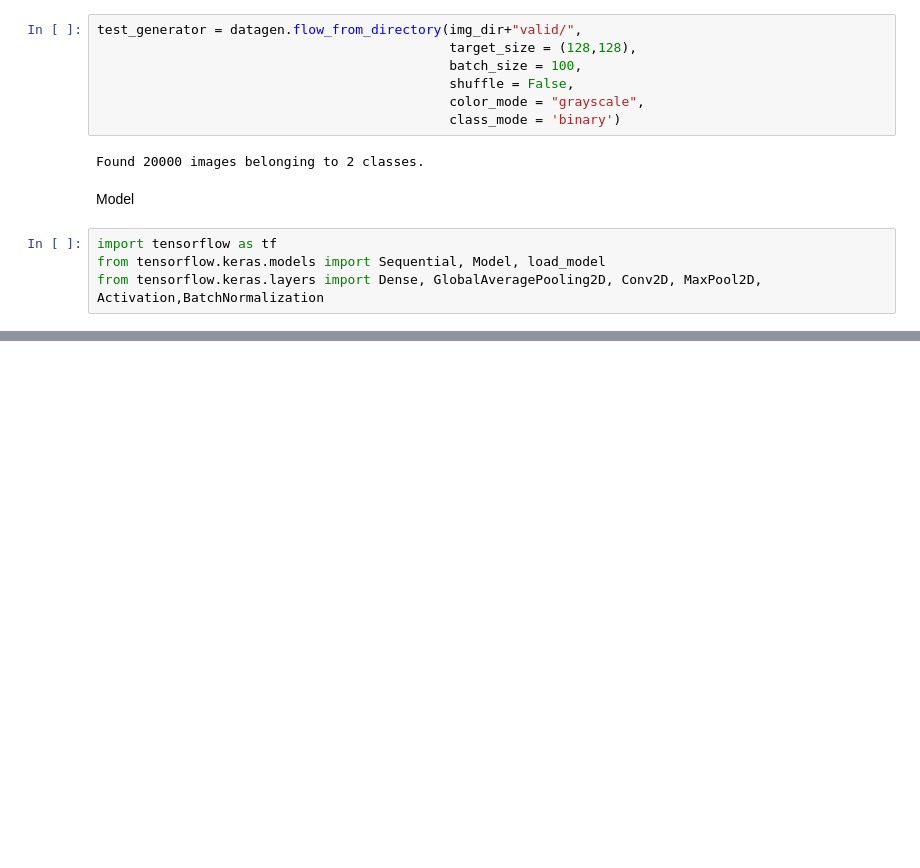
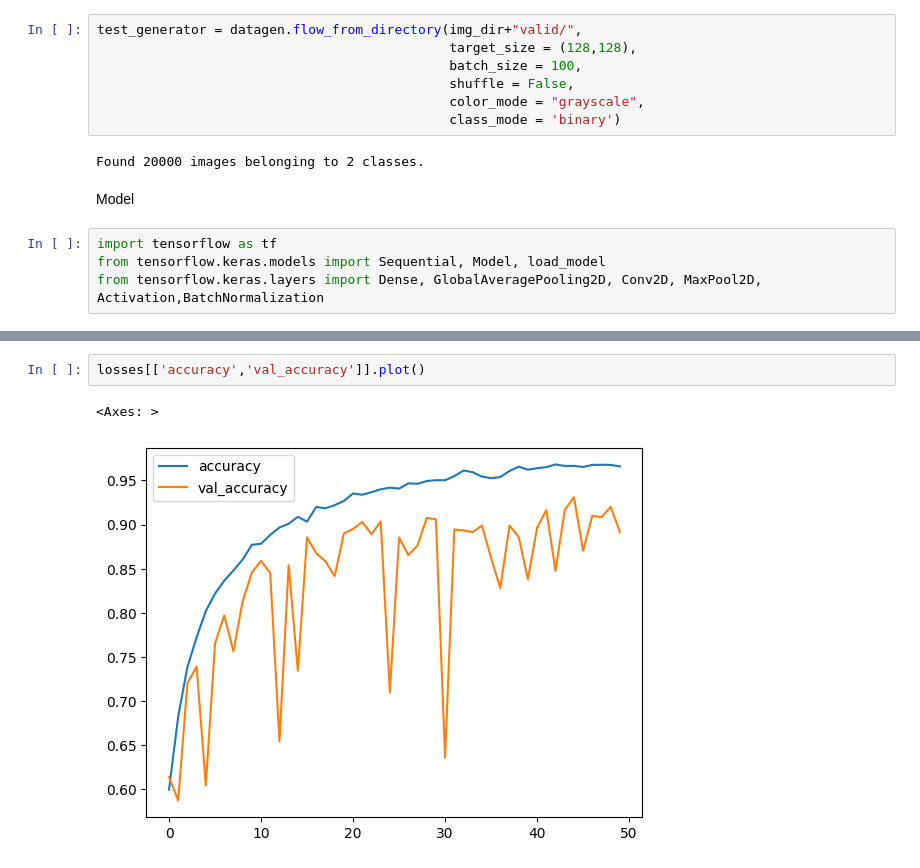
Before and after one commit to marreapato/Deep-Fake-Generated-People-Facial-Recognition, a Jupyter notebook: model-train/dfake-face-classificator.ipynb, the cells around one changed output, grey strips where cells are left out. Saved outputs shown, nothing was run; the diff lists cells and outputs as text; blank space fills up the shorter version.

```diff
--- a/model-train/dfake-face-classificator.ipynb
+++ b/model-train/dfake-face-classificator.ipynb
@@ -167,0 +244,5 @@ def block(y,filt,kern):
+# %%
+losses[['accuracy','val_accuracy']].plot()
+# %% [output]
+<Axes: >
+[figure, added]
```
Also changed, not shown: parts of 13 cells of this notebook.
